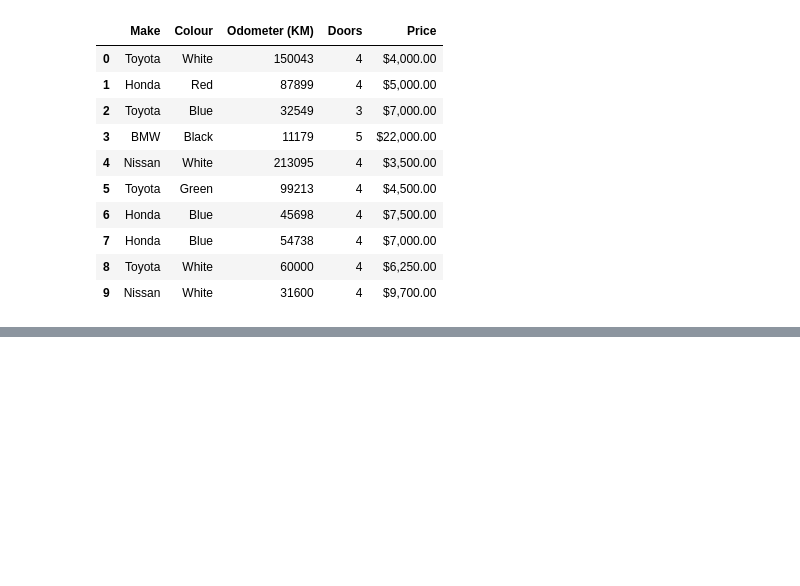
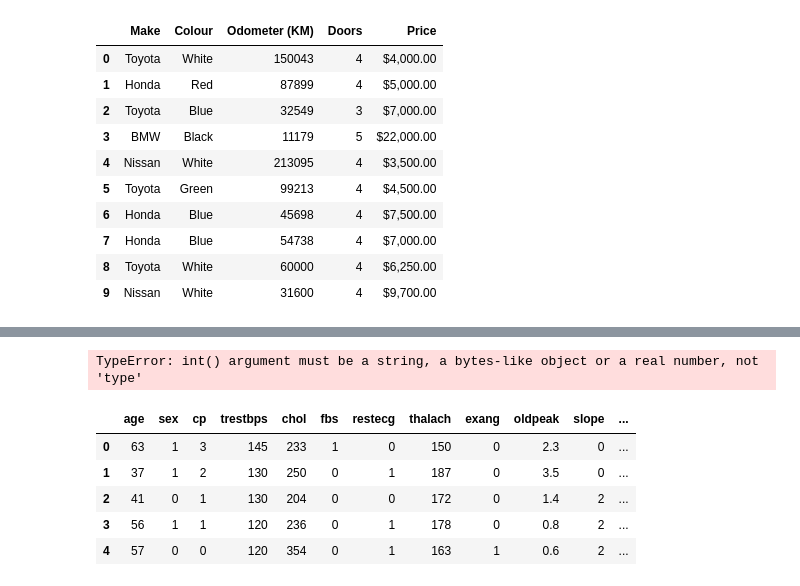
Before and after one commit to soumya0424/AI-ML, a Jupyter notebook: Matplotlib.ipynb, the cells around one changed output, grey strips where cells are left out. Drawn from its saved outputs; the diff is of its cells as text; code cells hidden in the pictures; blank space fills up the shorter version.

```diff
--- a/Matplotlib.ipynb
+++ b/Matplotlib.ipynb
@@ -229,0 +223,12 @@ ValueError: Shape of passed values is (1000, 1), indices imply (1000, 4)
+# %%
+# Reassign price column to int
+car_sales["Price"] = car_sales["Price"].astype(int(float))
+
+# Drop rows with NaN values in the Price column, if necessary
+car_sales.dropna(subset=["Price"], inplace=True)
+
+# Plot scatter plot with price column as numeric
+car_sales.plot(x="Odometer (KM)", y="Price", kind="scatter");
+# this part is not clear
+# %% [output]
+TypeError: int() argument must be a string, a bytes-like object or a real number, not 'type'
@@ -229,0 +248,10 @@ ValueError: Shape of passed values is (1000, 1), indices imply (1000, 4)
+# %%
+heart_disease = pd.read_csv("heart-disease.csv")
+heart_disease.head()
+# %% [output]
+|  | age | sex | cp | trestbps | chol | fbs | restecg | thalach | exang | oldpeak | slope | ... |
+| 0 | 63 | 1 | 3 | 145 | 233 | 1 | 0 | 150 | 0 | 2.3 | 0 | ... |
+| 1 | 37 | 1 | 2 | 130 | 250 | 0 | 1 | 187 | 0 | 3.5 | 0 | ... |
+| 2 | 41 | 0 | 1 | 130 | 204 | 0 | 0 | 172 | 0 | 1.4 | 2 | ... |
+| 3 | 56 | 1 | 1 | 120 | 236 | 0 | 1 | 178 | 0 | 0.8 | 2 | ... |
+| 4 | 57 | 0 | 0 | 120 | 354 | 0 | 1 | 163 | 1 | 0.6 | 2 | ... |
```
Also changed, not shown: parts of 16 cells of this notebook, 1 other file.
